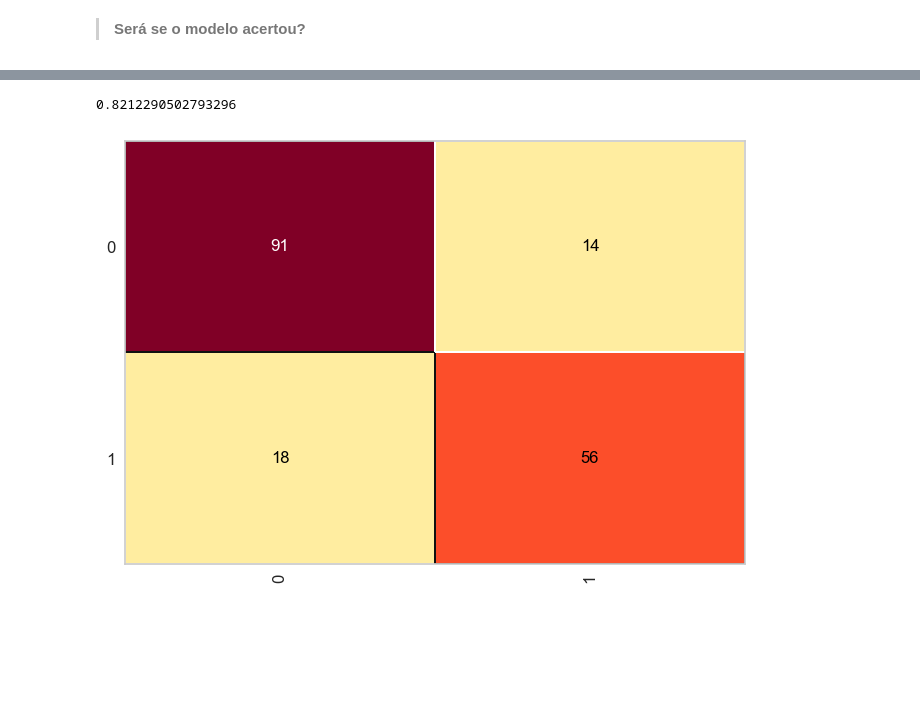
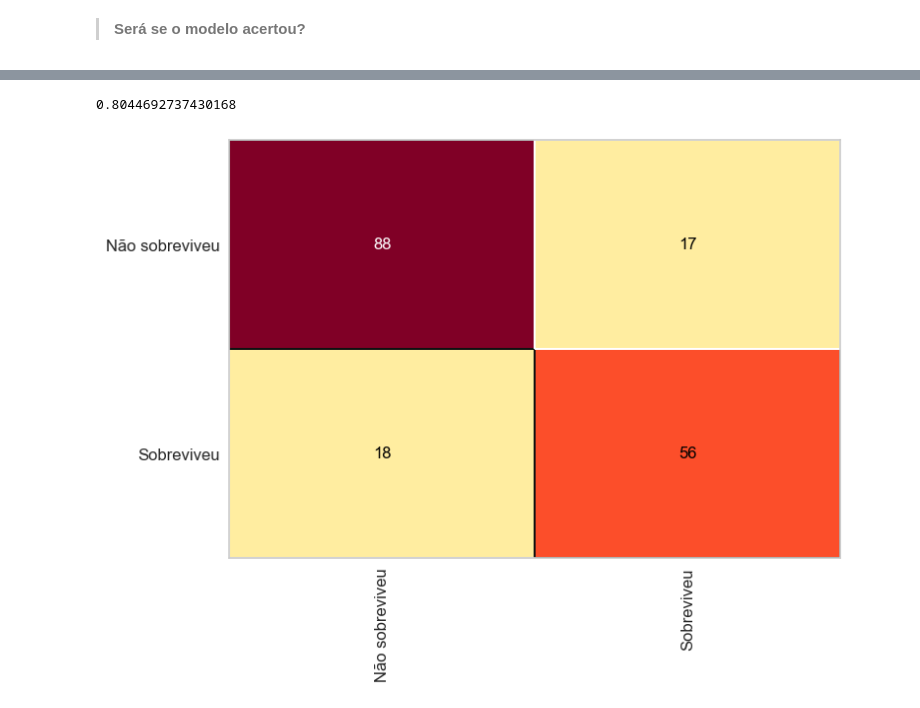
Before and after one commit to joaodest/inteligencia-artificial, a Jupyter notebook: Lista 2/DecisionTree_com_gridsearch.ipynb, the cells around one changed output, grey strips where cells are left out. Saved outputs shown, nothing was run; the diff lists cells and outputs as text; code cells hidden in the pictures; blank space fills up the shorter version.

```diff
--- a/Lista 2/DecisionTree_com_gridsearch.ipynb
+++ b/Lista 2/DecisionTree_com_gridsearch.ipynb
@@ -53,0 +71,10 @@ DecisionTreeClassifier(max_depth=5, min_samples_leaf=5, min_samples_split=10,
+# %%
+modelo = DecisionTreeClassifier(
+    criterion='entropy',       # Pode ser 'gini' ou 'entropy'
+    max_depth=3,            # Profundidade máxima da árvore
+    max_features= 0.8,
+    min_samples_leaf=6,     # Número mínimo de amostras em uma folha
+    min_samples_split=2,   # Número mínimo de amostras para dividir um nó
+    random_state=42         # Para reprodutibilidade
+)
+modelo.fit(X_treino, y_treino)
@@ -83,9 +113,19 @@ Matriz de confusão (conjunto de teste):
  [18 56]]
 # %%
 from yellowbrick.classifier import ConfusionMatrix
-cm = ConfusionMatrix(modelo)
+
+# Definir os rótulos das classes
+classes = ['Não sobreviveu', 'Sobreviveu']
+
+# Criar o visualizador com os rótulos personalizados
+cm = ConfusionMatrix(
+    modelo,
+    classes=classes
+)
+
+# Ajustar o modelo e desenhar a matriz
 cm.fit(X_treino, y_treino)
 cm.score(X_teste, y_teste)
 # %% [output]
-0.8212290502793296
+0.8044692737430168
-[figure, old version]
+[figure, new version]
```
Also changed, not shown: parts of 11 cells of this notebook, 5 other files.
